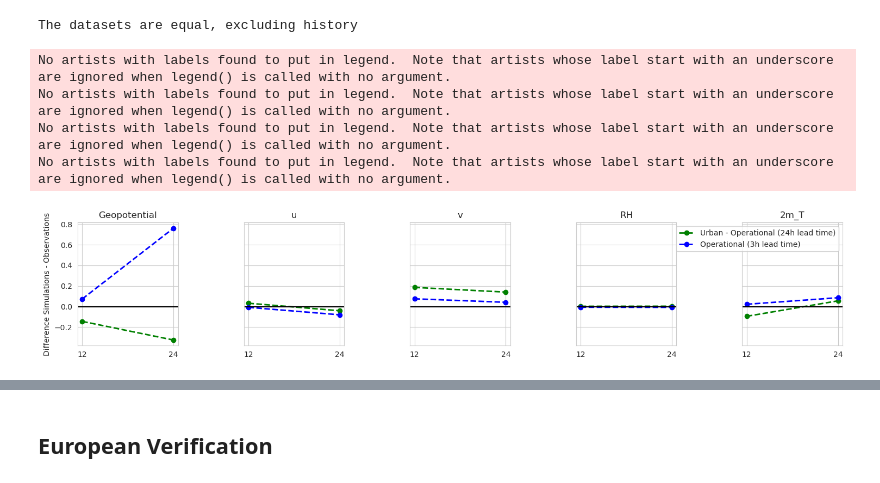
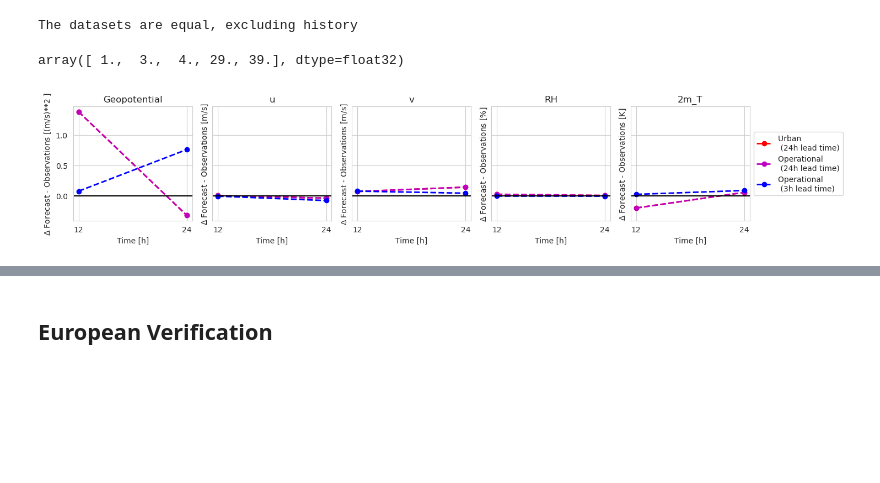
Before and after one commit to maymeret/master_thesis, a Jupyter notebook: verification.ipynb, the cells around one changed output, grey strips where cells are left out. Drawn from its saved outputs; the diff is of its cells as text; code cells hidden in the pictures; blank space fills up the shorter version.

Commit message:
making plots nicer, adding labels and grids

```diff
--- a/verification.ipynb
+++ b/verification.ipynb
@@ -41,69 +40,76 @@ xr.testing.assert_identical(urb_12_synop_modified, op_12_synop_modified)
 print('The datasets are equal, excluding history')
 # %% [output]
 The datasets are equal, excluding history
+# %%
+np.unique(urb_12_synop.varno)
+# %% [output]
+array([ 1.,  3.,  4., 29., 39.], dtype=float32)
 # %%
 sns.set_style('whitegrid')
 # %%
 x = np.unique(urb_12_synop.varno)
 varno = ['Geopotential', 'u', 'v', 'RH', '2m_T']
+y_label = ['(m/s)**2 ', 'm/s', 'm/s', '%','K']
 
 
 fig, ax = plt.subplots(1, len(x), figsize=(15, 3), sharey=True)
 
-dataset_12 = {
-    'operational_12h': op_12_synop,
-    'urban_12h': urb_12_synop,
-}
+dataset_12h_urban = {'operational_12h_urban': urb_12_synop}
+dataset_24h_urban = {'operational_24h_urban': urb_24_synop}
 
-dataset_24 = {
-    'operational_24h': op_24_synop,
-    'urban_24h': urb_24_synop,
-}
+dataset_12h_op = {'operational_12h_op': op_12_synop}
+dataset_24h_op = {'operational_24h_op': op_24_synop}
 
 dataset_12h_3hlt = {'operational_12h_3hlt': op_12_synop}
-dataset_24h_3hlt = {'operational_12h_3hlt': op_24_synop}
+dataset_24h_3hlt = {'operational_24h_3hlt': op_24_synop}
 
 for i, x_value in enumerate(x):
-    for label, data in dataset_12.items():
+    for label, data in dataset_12_urban.items():
         diff_data_12 = (data.veri_data[5, :].where(data.varno == x_value).mean() -
                         data.obs.where(data.varno == x_value).mean())
         diff_numeric_12 = diff_data_12.astype(float).item()
-    for label, data in dataset_24.items():
+    for label, data in dataset_24h_urban.items():
         diff_data_24 = (data.veri_data[5, :].where(data.varno == x_value).mean() -
                         data.obs.where(data.varno == x_value).mean())
         diff_numeric_24 = diff_data_24.astype(float).item()
 
-    ax[i].plot([1, 2], [diff_numeric_12, diff_numeric_24], marker='o', color='g', linestyle='--', linewidth=2, label='Urban - Operational (24h lead time)')
+    ax[i].plot([1, 2], [diff_numeric_12, diff_numeric_24], marker='o', color='r', linestyle='--', linewidth=2, label='Urban \n (24h lead time)')
+    ax[i].set_ylabel(f'$\Delta$ Forecast - Observations [{y_label[i]}]')
+
+    for label, data in dataset_12_op.items():
+        diff_data_12 = (data.veri_data[5, :].where(data.varno == x_value).mean() -
+                        data.obs.where(data.varno == x_value).mean())
+        diff_numeric_12 = diff_data_12.astype(float).item()
+    for label, data in dataset_24h_op.items():
+        diff_data_24 = (data.veri_data[5, :].where(data.varno == x_value).mean() -
+                        data.obs.where(data.varno == x_value).mean())
+        diff_numeric_24 = diff_data_24.astype(float).item()
+
+    ax[i].plot([1, 2], [diff_numeric_12, diff_numeric_24], marker='o', color='m', linestyle='--', linewidth=2, label='Operational \n (24h lead time)')
 
     for label, data in dataset_12h_3hlt.items():
-        for label, data in dataset_12.items():
-            diff_data_12 = (data.veri_data[0, :].where(data.varno == x_value).mean() -
+        diff_data_12 = (data.veri_data[0, :].where(data.varno == x_value).mean() -
                         data.obs.where(data.varno == x_value).mean())
-            diff_numeric_12 = diff_data_12.astype(float).item()
-        for label, data in dataset_24h_3hlt.items():
-            diff_data_24 = (data.veri_data[0, :].where(data.varno == x_value).mean() -
+        diff_numeric_12 = diff_data_12.astype(float).item()
+    for label, data in dataset_24h_3hlt.items():
+        diff_data_24 = (data.veri_data[0, :].where(data.varno == x_value).mean() -
                         data.obs.where(data.varno == x_value).mean())
-            diff_numeric_24 = diff_data_24.astype(float).item()
+        diff_numeric_24 = diff_data_24.astype(float).item()
 
-    ax[i].plot([1, 2], [diff_numeric_12, diff_numeric_24], marker='o', color='b', linestyle='--', linewidth=2, label='Operational (3h lead time)')
+    ax[i].plot([1, 2], [diff_numeric_12, diff_numeric_24], marker='o', color='b', linestyle='--', linewidth=2, label='Operational \n (3h lead time)')
 
 
     ax[i].set_title(varno[i])
-#    ax[i].set_xlabel('Lead Time')
-    ax[-1].legend()
+    ax[i].set_xlabel('Time [h]')
     ax[i].set_xticks([1, 2])
     ax[i].set_xticklabels(['12', '24'])
     ax[i].grid(True)
     ax[i].axhline(y=0, color='black', linestyle='-')
 
-ax[0].set_ylabel('Difference Simulations - Observations')
+ax[-1].legend(loc='center left', bbox_to_anchor=(1, 0.5))
 
 plt.tight_layout()
 
 plt.show()
 # %% [output]
-No artists with labels found to put in legend.  Note that artists whose label start with an underscore are ignored when legend() is called with no argument.
-No artists with labels found to put in legend.  Note that artists whose label start with an underscore are ignored when legend() is called with no argument.
-No artists with labels found to put in legend.  Note that artists whose label start with an underscore are ignored when legend() is called with no argument.
-No artists with labels found to put in legend.  Note that artists whose label start with an underscore are ignored when legend() is called with no argument.
-[figure, old version]
+[figure, new version]
```
Also changed, not shown: parts of 17 cells of this notebook.
